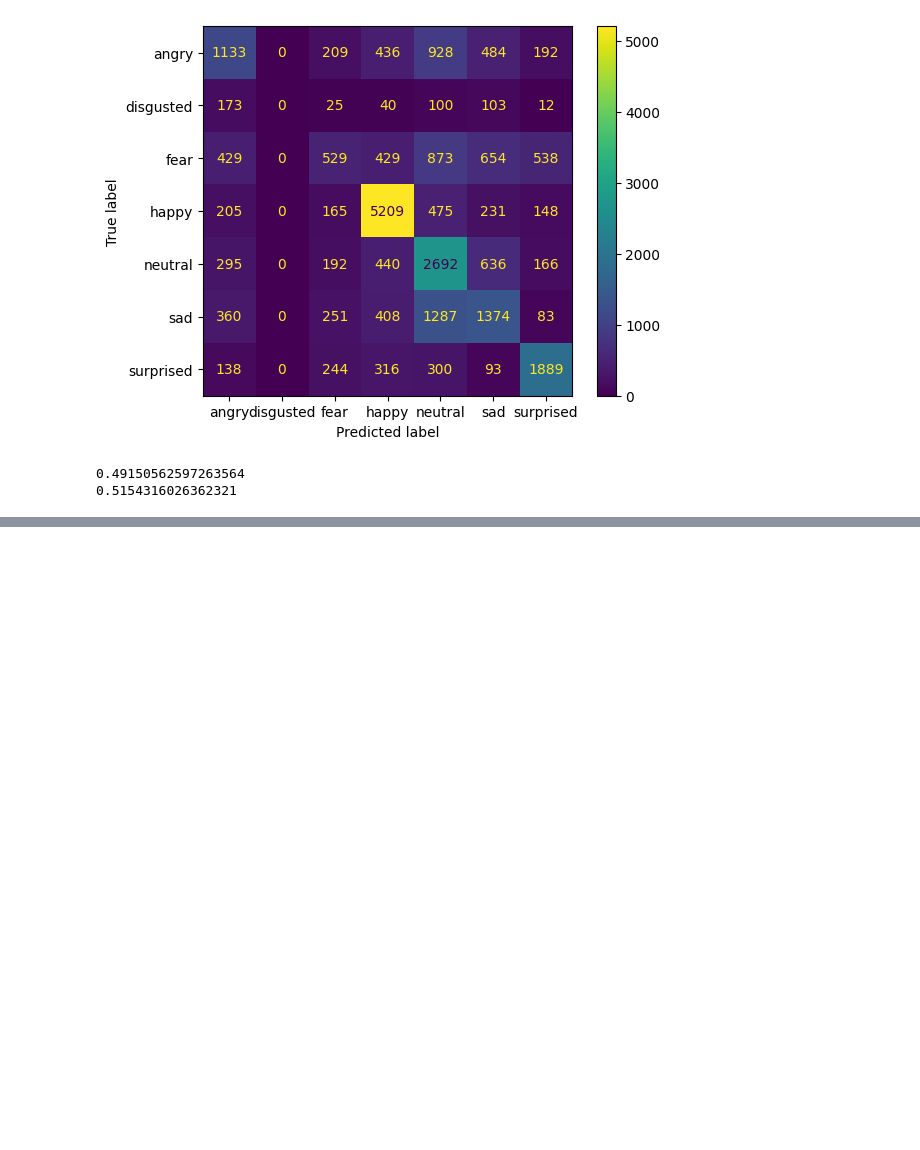
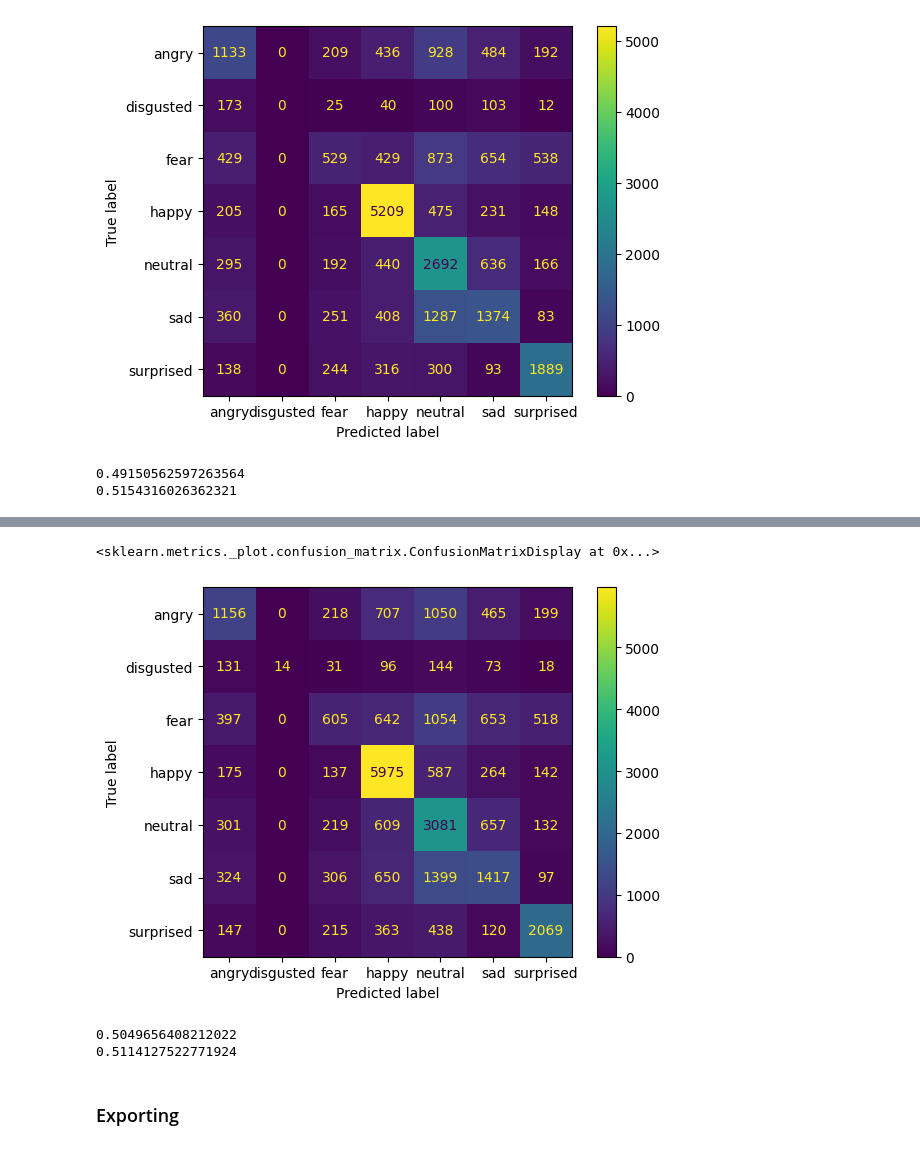
Before and after one commit to MekhyW/Facial-Emotion-Classification, a Jupyter notebook: model.ipynb, the cells around one changed output, grey strips where cells are left out. Saved outputs shown, nothing was run; the diff lists cells and outputs as text; code cells hidden in the pictures; blank space fills up the shorter version.

Commit message:
Random forest

```diff
--- a/model.ipynb
+++ b/model.ipynb
@@ -13,7 +14,7 @@ print(len(data))
 # %% [output]
 31106
 # %%
-train_data, test_data, train_labels, test_labels = train_test_split(data.iloc[:,:-1], data.iloc[:,-1], test_size=0.2, random_state=42)
+train_data, test_data, train_labels, test_labels = train_test_split(data.iloc[:,:-1], data.iloc[:,-1], test_size=0.1, random_state=42)
 # %%
 print("Train data size: ", len(train_data))
 print("Test data size: ", len(test_data))
@@ -44,0 +50,3 @@ print(recall_score(train_labels, y_train_pred, average='weighted'))
+# %%
+forest_clf = RandomForestClassifier(n_estimators=100, random_state=42, verbose=True, n_jobs=-1)
+forest_clf.fit(train_data.values, train_labels.values)
@@ -44,0 +58,2 @@ print(recall_score(train_labels, y_train_pred, average='weighted'))
+# %%
+y_train_pred = cross_val_predict(forest_clf, train_data, train_labels, cv=5)
@@ -45,2 +78,16 @@ print(recall_score(train_labels, y_train_pred, average='weighted'))
+# %%
+mat = confusion_matrix(train_labels, y_train_pred)
+ConfusionMatrixDisplay(mat, display_labels=forest_clf.classes_).plot()
+# %% [output]
+<sklearn.metrics._plot.confusion_matrix.ConfusionMatrixDisplay at 0x...>
+[figure, added]
+# %%
+print(precision_score(train_labels, y_train_pred, average='weighted'))
+print(recall_score(train_labels, y_train_pred, average='weighted'))
+# %% [output]
+0.5049656408212022
+0.5114127522771924
+# %% [markdown]
+### Exporting
 # %%
 import pickle
```
Also changed, not shown: parts of 8 cells of this notebook.
